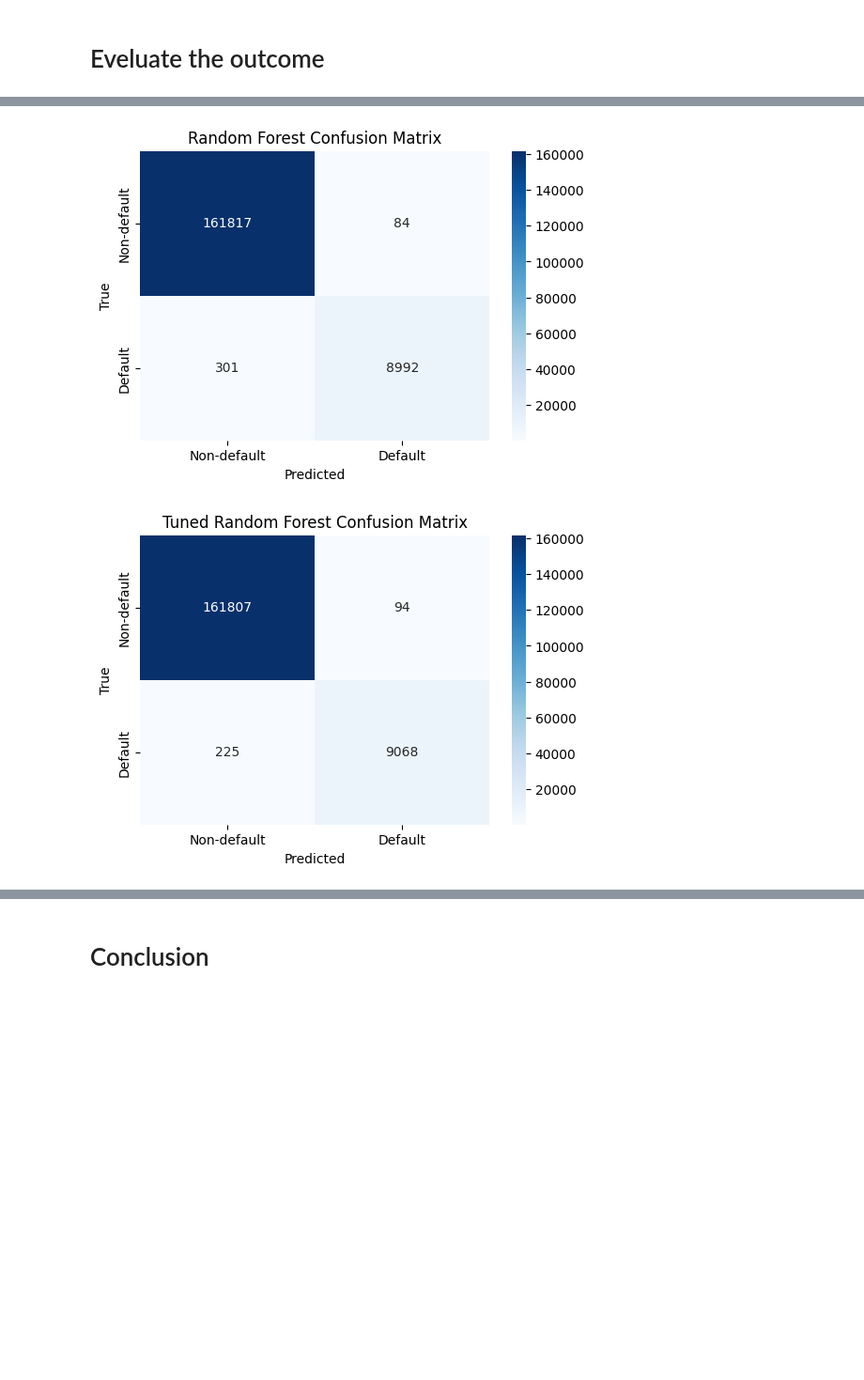
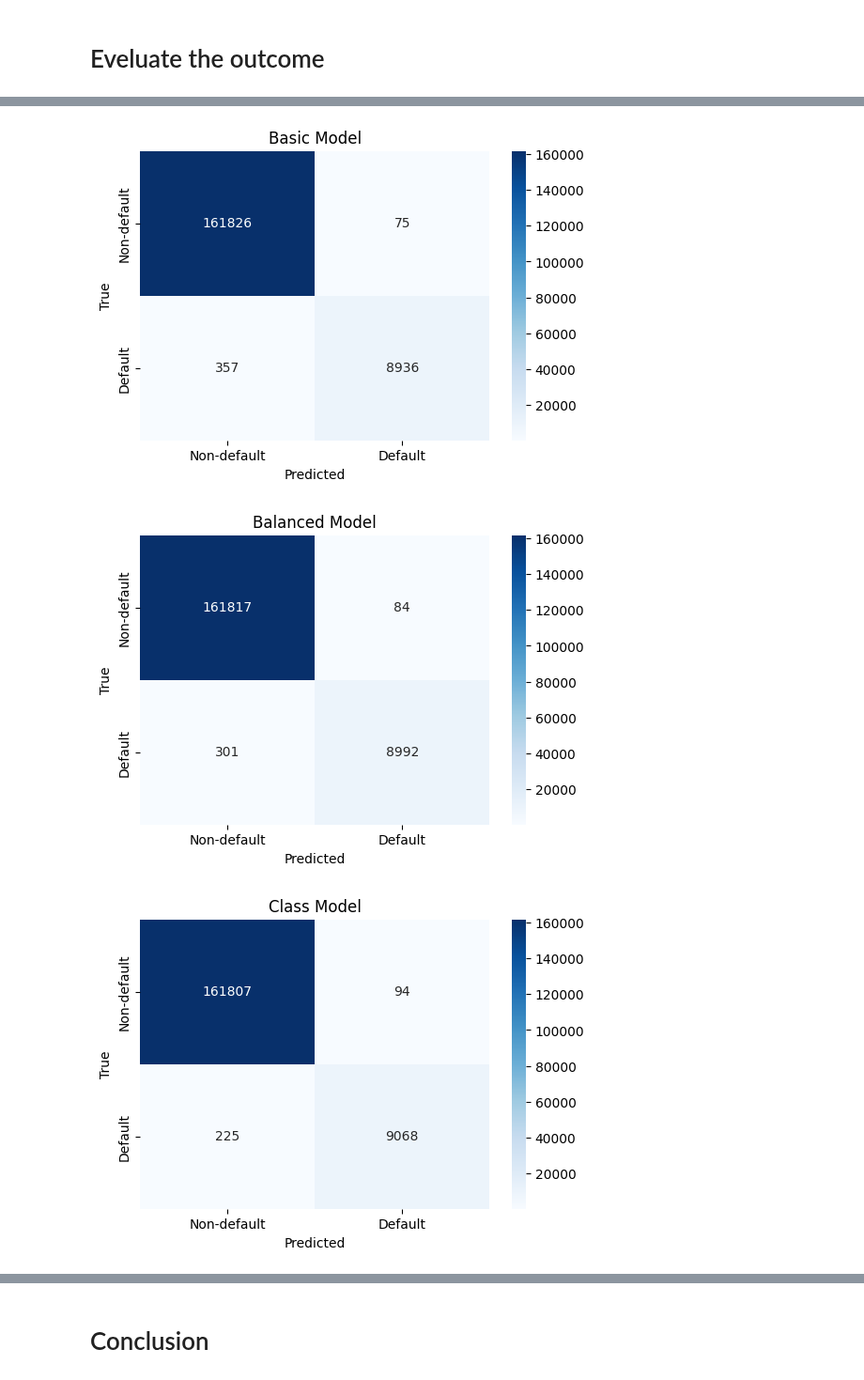
Before and after one commit to Darrel-Koh/Credit_Risk_Analysis, a Jupyter notebook: RF.ipynb, the cells around one changed output, grey strips where cells are left out. Shown at 94% size. Drawn from its saved outputs; the diff is of its cells as text; code cells hidden in the pictures; blank space fills up the shorter version.

```diff
--- a/RF.ipynb
+++ b/RF.ipynb
@@ -474,3 +482,5 @@ y_pred = rf_classifier.predict(X_test)
+# %%
+y_pred_default = rf_classifier_default.predict(X2_test)
 # %% [markdown]
 # Fine tune the model
 # %%
@@ -503,8 +513,3 @@ Fitting 5 folds for each of 10 candidates, totalling 50 fits
 y_pred_tuned = best_model.predict(X1_test)
 # %% [markdown]
 # Eveluate the outcome
-# %%
-accuracy = accuracy_score(y_test, y_pred)
-accuracy_tuned = accuracy_score(y1_test, y_pred_tuned)
-print('Accuracy of default RF model: ', accuracy)
-print('Accuracy of tuned RF model: ', accuracy_tuned)
@@ -514,26 +516,47 @@ Accuracy of tuned RF model:  0.9981366169375095
-# %%
-# Generate the confusion matrix
-cm = confusion_matrix(y_test, y_pred)
-
-# Display the confusion matrix as a heatmap
-plt.figure(figsize=(6, 4))
-sns.heatmap(cm, annot=True, fmt="d", cmap="Blues", xticklabels=['Non-default', 'Default'], yticklabels=['Non-default', 'Default'])
-plt.xlabel('Predicted')
-plt.ylabel('True')
-plt.title('Random Forest Confusion Matrix')
-plt.show()
-# %% [output]
-[figure, removed]
-# %%
-# Generate the confusion matrix
-cm = confusion_matrix(y1_test, y_pred_tuned)
-
-# Display the confusion matrix as a heatmap
-plt.figure(figsize=(6, 4))
-sns.heatmap(cm, annot=True, fmt="d", cmap="Blues", xticklabels=['Non-default', 'Default'], yticklabels=['Non-default', 'Default'])
-plt.xlabel('Predicted')
-plt.ylabel('True')
-plt.title('Tuned Random Forest Confusion Matrix')
-plt.show()
-# %% [output]
-[figure, removed]
+# %%
+def evaluate_predictions(y_true, y_pred, model_name):
+    # Calculate evaluation metrics
+    accuracy = accuracy_score(y_true, y_pred)
+    roc_auc = roc_auc_score(y_true, y_pred)
+
+    # Generate the confusion matrix
+    cm = confusion_matrix(y_true, y_pred)
+
+    # Display the confusion matrix as a heatmap
+    plt.figure(figsize=(6, 4))
+    sns.heatmap(cm, annot=True, fmt="d", cmap="Blues", xticklabels=['Non-default', 'Default'], yticklabels=['Non-default', 'Default'])
+    plt.xlabel('Predicted')
+    plt.ylabel('True')
+    plt.title(model_name)
+    plt.show()
+
+    # Generate the classification report
+    report = classification_report(y_true, y_pred, target_names=['Non-default', 'Default'], output_dict=True)
+
+    # Create a summary table
+    summary_table = pd.DataFrame({
+        'Model': [model_name],
+        'Accuracy': [accuracy],
+        'ROC-AUC Score': [roc_auc],
+        'Precision (Non-default)': [report['Non-default']['precision']],
+        'Recall (Non-default)': [report['Non-default']['recall']],
+        'F1-score (Non-default)': [report['Non-default']['f1-score']],
+        'Precision (Default)': [report['Default']['precision']],
+        'Recall (Default)': [report['Default']['recall']],
+        'F1-score (Default)': [report['Default']['f1-score']],
+    })
+
+    return summary_table
+
+# Usage:
+basic_summary = evaluate_predictions(y_test, y_pred_default, "Basic Model")
+smote_summary = evaluate_predictions(y_test, y_pred, "Balanced Model")
+tuned_summary = evaluate_predictions(y_test, y_pred_tuned, "Class Model")
+
+# Combine all summaries into one DataFrame
+all_summaries = pd.concat([basic_summary, smote_summary, tuned_summary], ignore_index=True)
+print(all_summaries)
+# %% [output]
+[figure, added]
+[figure, added]
+[figure, added]
```
Also changed, not shown: parts of 6 cells of this notebook.
